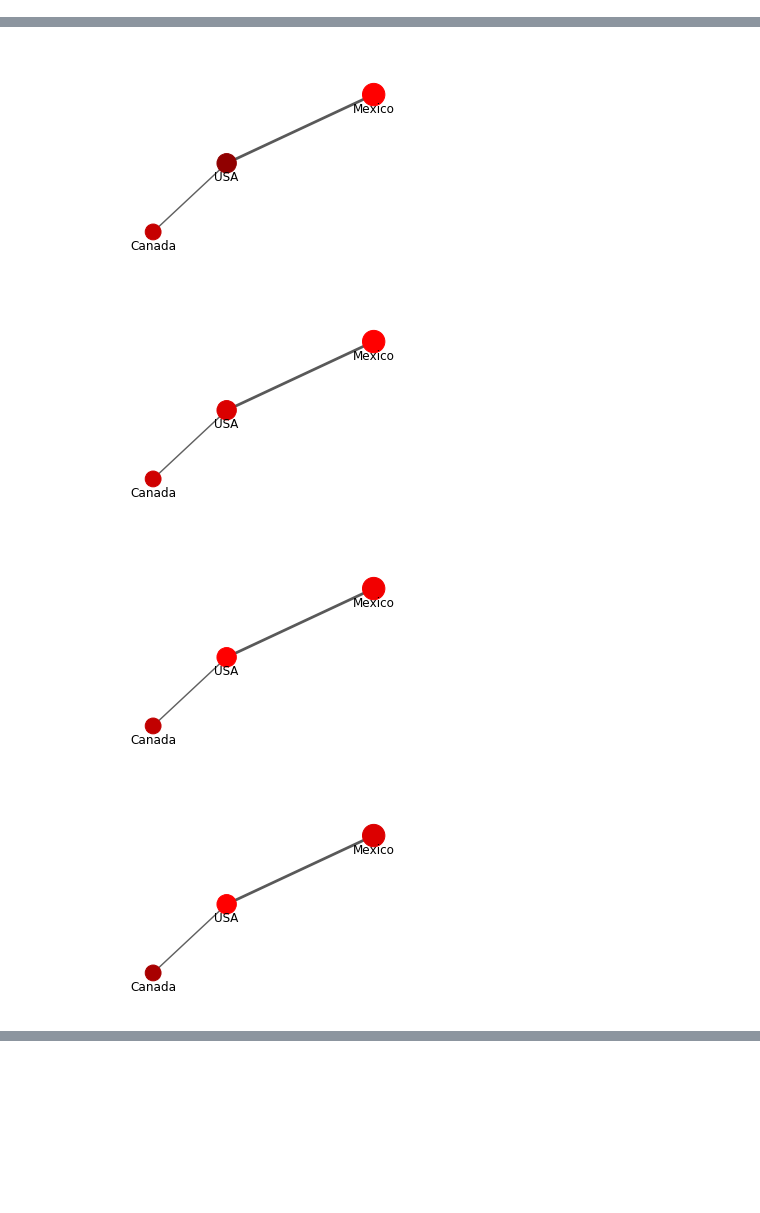
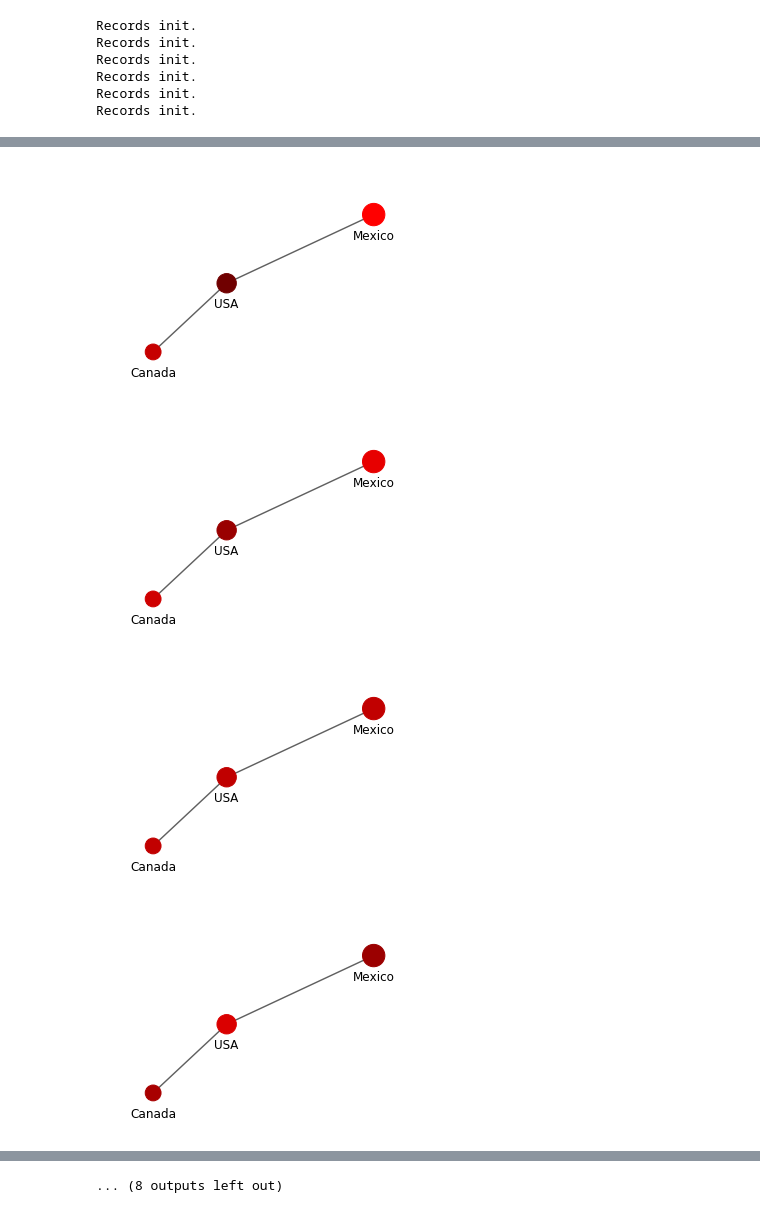
Before and after one commit to Katsutoshii/adversarial-epidemics, a Jupyter notebook: src/notebooks/SIRDN.ipynb, the cells around one changed output, grey strips where cells are left out. Drawn from its saved outputs; the diff is of its cells as text; code cells hidden in the pictures; blank space fills up the shorter version.

```diff
--- a/src/notebooks/SIRDN.ipynb
+++ b/src/notebooks/SIRDN.ipynb
@@ -12,10 +12,17 @@ nodes: list = [
 
 edges: list = [
     ("USA", "Canada", 0.1),
-    ("USA", "Mexico", 0.2)
+    ("USA", "Mexico", 0.1)
 ]
+# %% [output]
+Records init.
+Records init.
+Records init.
+Records init.
+Records init.
+Records init.
 # %%
 sirdg = SIRDGraph(nodes, edges)
 # %%
-sirdg.run(maxsteps=10)
+sirdg.run(maxsteps=20)
 # %% [output]
@@ -24,4 +31,4 @@ sirdg.run(maxsteps=10)
-[figure, old version]
+[figure, new version]
-[figure, old version]
+[figure, new version]
-[figure, old version]
+[figure, new version]
-[figure, old version]
+[figure, new version]
@@ -31,0 +41 @@ sirdg.run(maxsteps=10)
+... (8 outputs left out)
```
Also changed, not shown: parts of 2 cells of this notebook, 5 other files.
